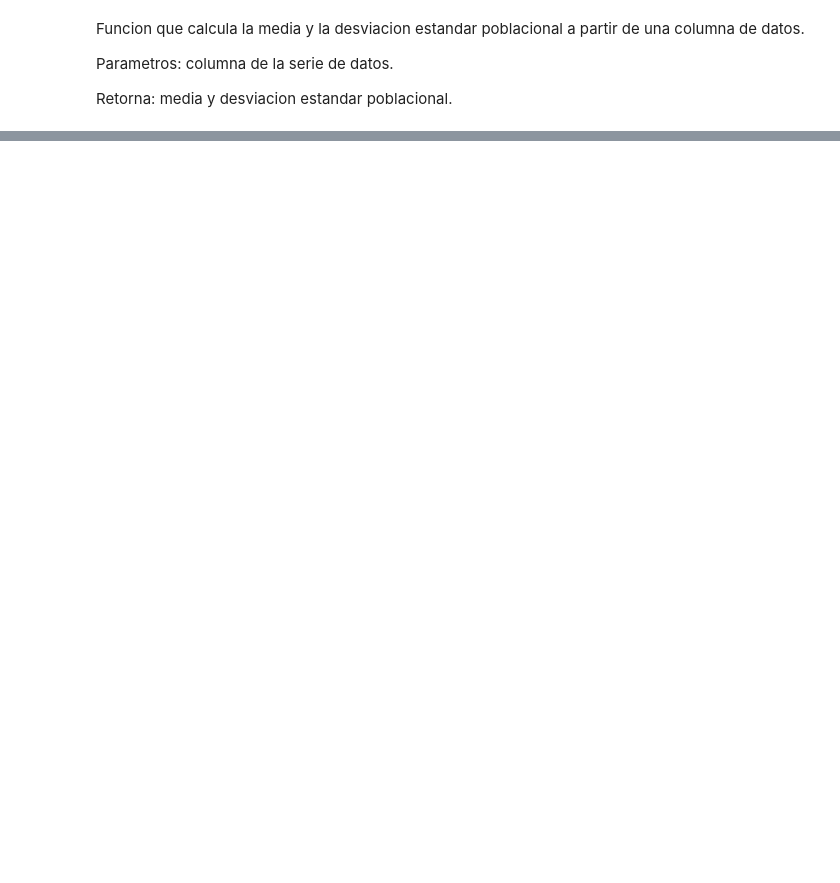
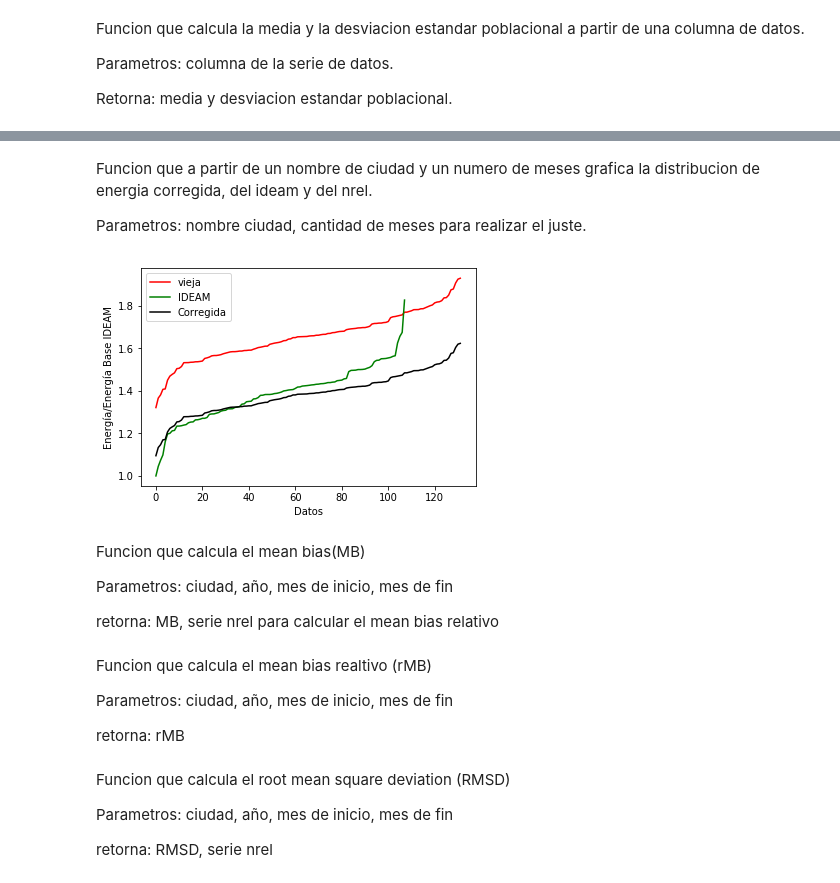
Before and after one commit to CamiloCastillo10/Herramientas-Computacionales-IMEC3602, a Jupyter notebook: Taller 1/Taller1.ipynb, the cells around one changed output, grey strips where cells are left out. Drawn from its saved outputs; the diff is of its cells as text; code cells hidden in the pictures; blank space fills up the shorter version.

```diff
--- a/Taller 1/Taller1.ipynb
+++ b/Taller 1/Taller1.ipynb
@@ -149,0 +199,25 @@ def prom_desv(ColumnaSerie):
+# %% [markdown]
+Funcion que a partir de un nombre de ciudad y un numero de meses grafica la distribucion de energia corregida, del ideam y del nrel.
+
+Parametros: nombre ciudad, cantidad de meses para realizar el juste.
+# %%
+def graficarPrediccion(ciudad, año,mesesInicio, mesesFin):
+    ideam, nrel=darSeries(ciudad)
+    ideamCortada=cort(ideam,año,mesesInicio,mesesFin)['IDEAM']
+    cCorregida=mcp(ideamCortada,nrel['NREL'],cort(nrel,año,mesesInicio,mesesFin)['NREL'])
+    datosIdeam=promDiaMen(ideam)
+    graficarDistribucionDeEnergia(nrel,'vieja','-r',datosIdeam)
+    graficarDistribucionDeEnergia(ideam,'IDEAM','-g',datosIdeam)
+    nuevaSerie=nrel
+    nuevaSerie['NREL']=cCorregida
+    graficarDistribucionDeEnergia(nuevaSerie,'Corregida','-k',datosIdeam)
+# %%
+graficarPrediccion('Cali',2007,3,6)
+# %% [output]
+[figure, added]
+# %% [markdown]
+Funcion que calcula el mean bias(MB)
+
+Parametros: ciudad, año, mes de inicio, mes de fin
+
+retorna: MB, serie nrel para calcular el mean bias relativo
@@ -149,0 +233,6 @@ def prom_desv(ColumnaSerie):
+# %% [markdown]
+Funcion que calcula el mean bias realtivo (rMB)
+
+Parametros: ciudad, año, mes de inicio, mes de fin
+
+retorna: rMB
@@ -149,0 +248,6 @@ def prom_desv(ColumnaSerie):
+# %% [markdown]
+Funcion que calcula el root mean square deviation (RMSD)
+
+Parametros: ciudad, año, mes de inicio, mes de fin
+
+retorna: RMSD, serie nrel
```
Also changed, not shown: parts of 19 cells of this notebook.
